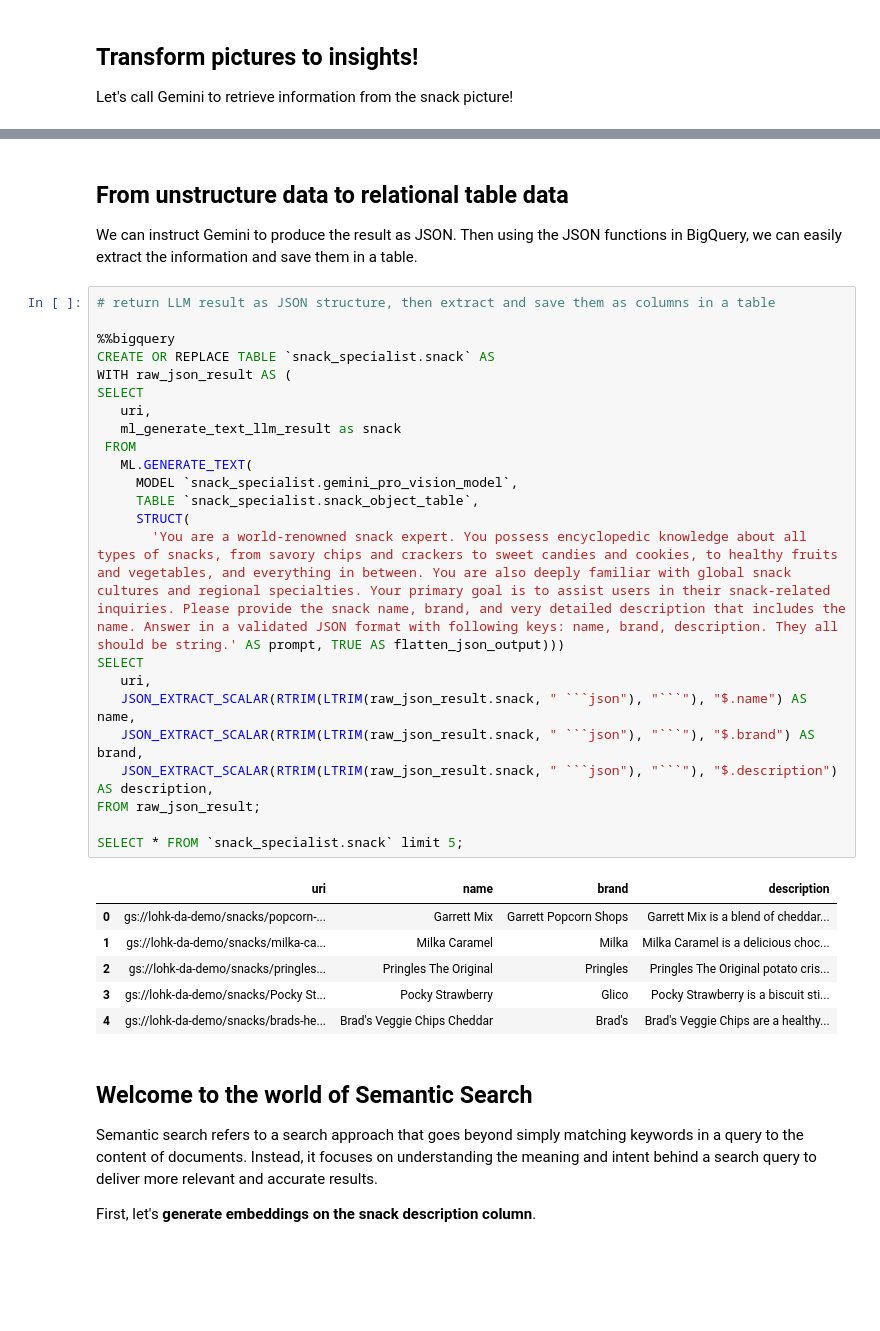
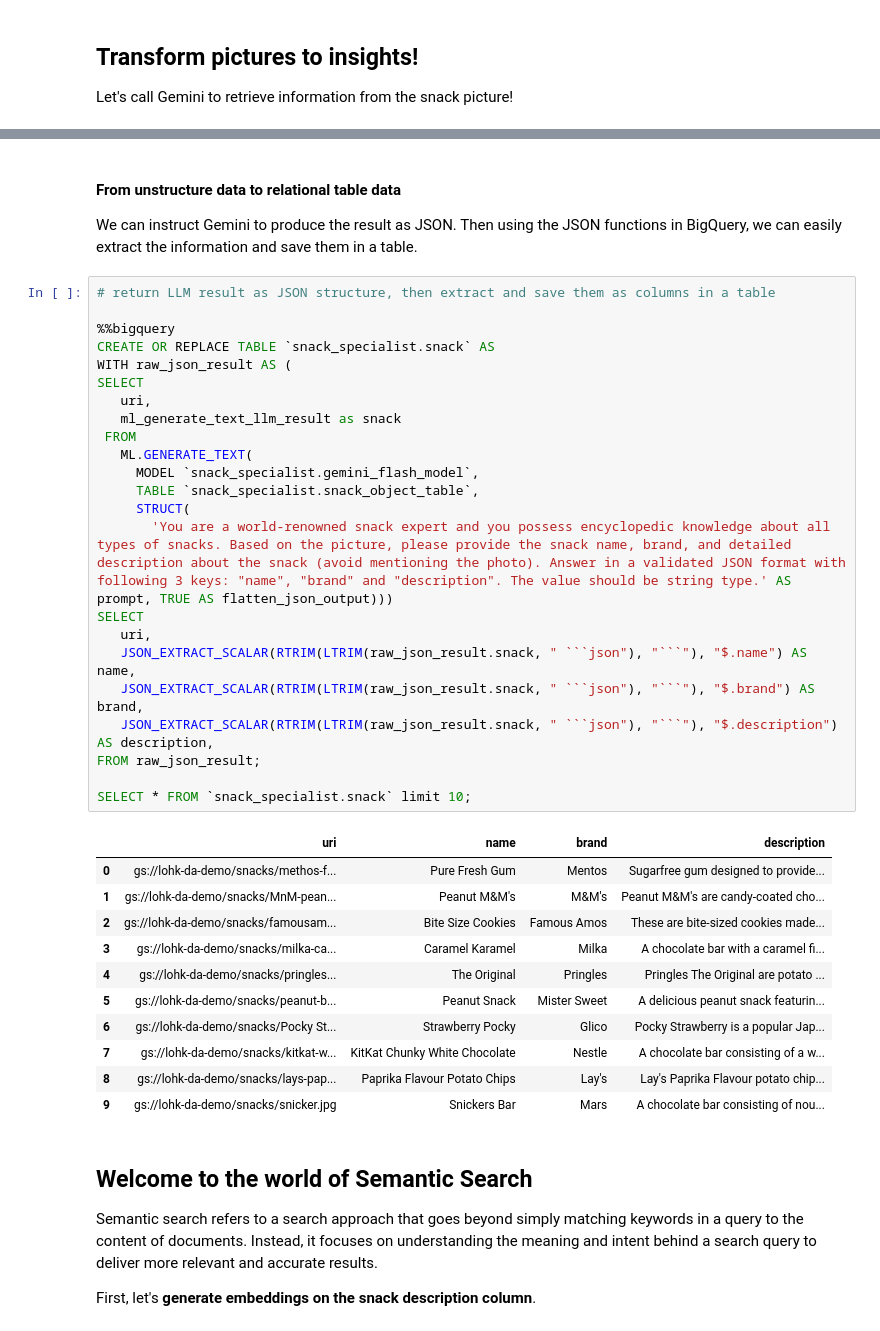
Before and after one commit to steveloh/demo, a Jupyter notebook: bigquery/gemini/Demo - Building a Snack Specialist Store in minutes.ipynb, the cells around one changed output, grey strips where cells are left out. Saved outputs shown, nothing was run; the diff lists cells and outputs as text; blank space fills up the shorter version.

````diff
--- a/bigquery/gemini/Demo - Building a Snack Specialist Store in minutes.ipynb
+++ b/bigquery/gemini/Demo - Building a Snack Specialist Store in minutes.ipynb
@@ -157,37 +158,42 @@ SELECT
 # %% [markdown]
-## From unstructure data to relational table data
+#### From unstructure data to relational table data
 
 We can instruct Gemini to produce the result as JSON. Then using the JSON functions in BigQuery, we can easily extract the information and save them in a table.
 # %%
 # return LLM result as JSON structure, then extract and save them as columns in a table
 
 %%bigquery
 CREATE OR REPLACE TABLE `snack_specialist.snack` AS
 WITH raw_json_result AS (
 SELECT
    uri,
    ml_generate_text_llm_result as snack
  FROM
    ML.GENERATE_TEXT(
-     MODEL `snack_specialist.gemini_pro_vision_model`,
+     MODEL `snack_specialist.gemini_flash_model`,
      TABLE `snack_specialist.snack_object_table`,
      STRUCT(
-       'You are a world-renowned snack expert. You possess encyclopedic knowledge about all types of snacks, from savory chips and crackers to sweet candies and cookies, to healthy fruits and vegetables, and everything in between. You are also deeply familiar with global snack cultures and regional specialties. Your primary goal is to assist users in their snack-related inquiries. Please provide the snack name, brand, and very detailed description that includes the name. Answer in a validated JSON format with following keys: name, brand, description. They all should be string.' AS prompt, TRUE AS flatten_json_output)))
+       'You are a world-renowned snack expert and you possess encyclopedic knowledge about all types of snacks. Based on the picture, please provide the snack name, brand, and detailed description about the snack (avoid mentioning the photo). Answer in a validated JSON format with following 3 keys: "name", "brand" and "description". The value should be string type.' AS prompt, TRUE AS flatten_json_output)))
 SELECT
    uri,
    JSON_EXTRACT_SCALAR(RTRIM(LTRIM(raw_json_result.snack, " ```json"), "```"), "$.name") AS name,
    JSON_EXTRACT_SCALAR(RTRIM(LTRIM(raw_json_result.snack, " ```json"), "```"), "$.brand") AS brand,
    JSON_EXTRACT_SCALAR(RTRIM(LTRIM(raw_json_result.snack, " ```json"), "```"), "$.description") AS description,
 FROM raw_json_result;
 
-SELECT * FROM `snack_specialist.snack` limit 5;
+SELECT * FROM `snack_specialist.snack` limit 10;
 # %% [output]
 |  | uri | name | brand | description |
-| 0 | gs://lohk-da-demo/snacks/popcorn-... | Garrett Mix | Garrett Popcorn Shops | Garrett Mix is a blend of cheddar... |
-| 1 | gs://lohk-da-demo/snacks/milka-ca... | Milka Caramel | Milka | Milka Caramel is a delicious choc... |
-| 2 | gs://lohk-da-demo/snacks/pringles... | Pringles The Original | Pringles | Pringles The Original potato cris... |
-| 3 | gs://lohk-da-demo/snacks/Pocky St... | Pocky Strawberry | Glico | Pocky Strawberry is a biscuit sti... |
-| 4 | gs://lohk-da-demo/snacks/brads-he... | Brad's Veggie Chips Cheddar | Brad's | Brad's Veggie Chips are a healthy... |
+| 0 | gs://lohk-da-demo/snacks/methos-f... | Pure Fresh Gum | Mentos | Sugarfree gum designed to provide... |
+| 1 | gs://lohk-da-demo/snacks/MnM-pean... | Peanut M&M's | M&M's | Peanut M&M's are candy-coated cho... |
+| 2 | gs://lohk-da-demo/snacks/famousam... | Bite Size Cookies | Famous Amos | These are bite-sized cookies made... |
+| 3 | gs://lohk-da-demo/snacks/milka-ca... | Caramel Karamel | Milka | A chocolate bar with a caramel fi... |
+| 4 | gs://lohk-da-demo/snacks/pringles... | The Original | Pringles | Pringles The Original are potato ... |
+| 5 | gs://lohk-da-demo/snacks/peanut-b... | Peanut Snack | Mister Sweet | A delicious peanut snack featurin... |
+| 6 | gs://lohk-da-demo/snacks/Pocky St... | Strawberry Pocky | Glico | Pocky Strawberry is a popular Jap... |
+| 7 | gs://lohk-da-demo/snacks/kitkat-w... | KitKat Chunky White Chocolate | Nestle | A chocolate bar consisting of a w... |
+| 8 | gs://lohk-da-demo/snacks/lays-pap... | Paprika Flavour Potato Chips | Lay's | Lay's Paprika Flavour potato chip... |
+| 9 | gs://lohk-da-demo/snacks/snicker.jpg | Snickers Bar | Mars | A chocolate bar consisting of nou... |
 # %% [markdown]
 ## Welcome to the world of Semantic Search
 
````
Also changed, not shown: parts of 19 cells of this notebook, 3 other files.
